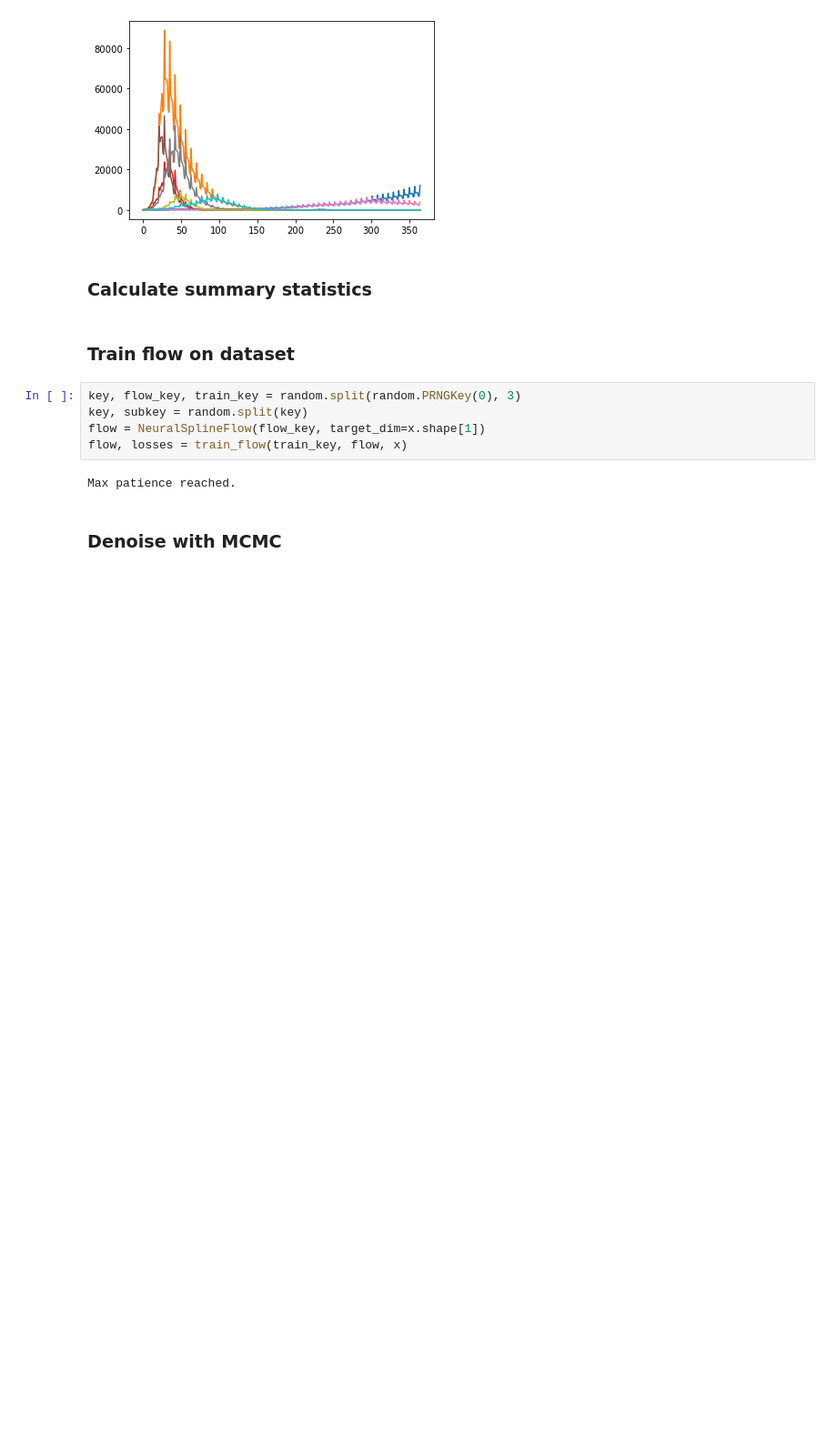
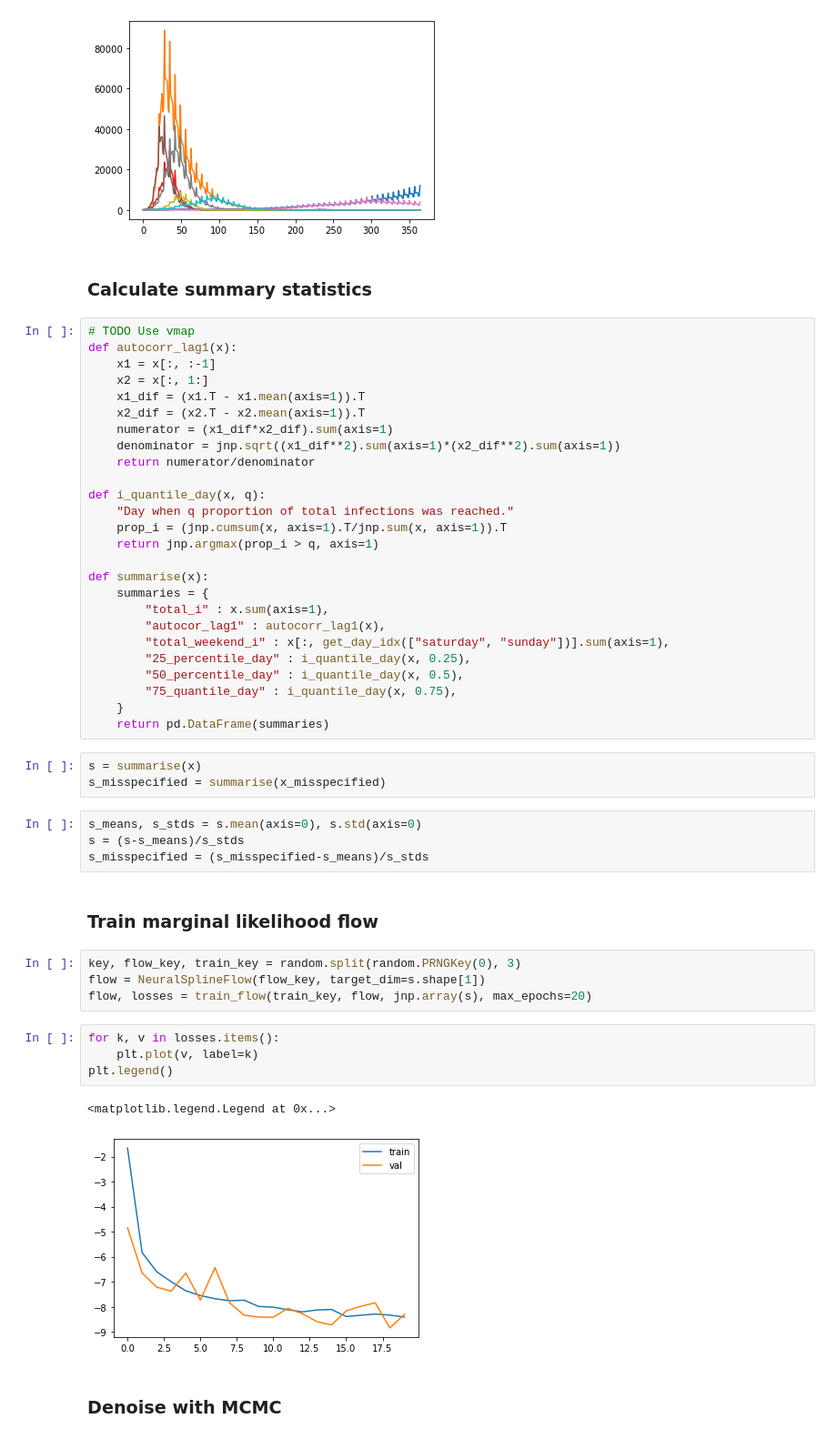
Before and after one commit to danielward27/rnpe, a Jupyter notebook: examples/sirsde.ipynb, the cells around one changed output. Shown at 91% size. Saved outputs shown, nothing was run; the diff lists cells and outputs as text; blank space fills up the shorter version.

```diff
--- a/examples/sirsde.ipynb
+++ b/examples/sirsde.ipynb
@@ -56,15 +59,52 @@ plt.show()
 [figure]
 # %% [markdown]
 ### Calculate summary statistics
+# %%
+# TODO Use vmap
+def autocorr_lag1(x):
+    x1 = x[:, :-1]
+    x2 = x[:, 1:]
+    x1_dif = (x1.T - x1.mean(axis=1)).T
+    x2_dif = (x2.T - x2.mean(axis=1)).T
+    numerator = (x1_dif*x2_dif).sum(axis=1)
+    denominator = jnp.sqrt((x1_dif**2).sum(axis=1)*(x2_dif**2).sum(axis=1))
+    return numerator/denominator
+
+def i_quantile_day(x, q):
+    "Day when q proportion of total infections was reached."
+    prop_i = (jnp.cumsum(x, axis=1).T/jnp.sum(x, axis=1)).T
+    return jnp.argmax(prop_i > q, axis=1)
+
+def summarise(x):
+    summaries = {
+        "total_i" : x.sum(axis=1),
+        "autocor_lag1" : autocorr_lag1(x),
+        "total_weekend_i" : x[:, get_day_idx(["saturday", "sunday"])].sum(axis=1),
+        "25_percentile_day" : i_quantile_day(x, 0.25),
+        "50_percentile_day" : i_quantile_day(x, 0.5),
+        "75_quantile_day" : i_quantile_day(x, 0.75),
+    }
+    return pd.DataFrame(summaries)
+# %%
+s = summarise(x)
+s_misspecified = summarise(x_misspecified)
+# %%
+s_means, s_stds = s.mean(axis=0), s.std(axis=0)
+s = (s-s_means)/s_stds
+s_misspecified = (s_misspecified-s_means)/s_stds
 # %% [markdown]
-### Train flow on dataset
+### Train marginal likelihood flow
 # %%
 key, flow_key, train_key = random.split(random.PRNGKey(0), 3)
-key, subkey = random.split(key)
-flow = NeuralSplineFlow(flow_key, target_dim=x.shape[1])
-flow, losses = train_flow(train_key, flow, x)
+flow = NeuralSplineFlow(flow_key, target_dim=s.shape[1])
+flow, losses = train_flow(train_key, flow, jnp.array(s), max_epochs=20)
-# %% [output]
-Max patience reached.
+# %%
+for k, v in losses.items():
+    plt.plot(v, label=k)
+plt.legend()
+# %% [output]
+<matplotlib.legend.Legend at 0x...>
+[figure, added]
 # %% [markdown]
 ### Denoise with MCMC
 # %%
```
Also changed, not shown: parts of 13 cells of this notebook.
